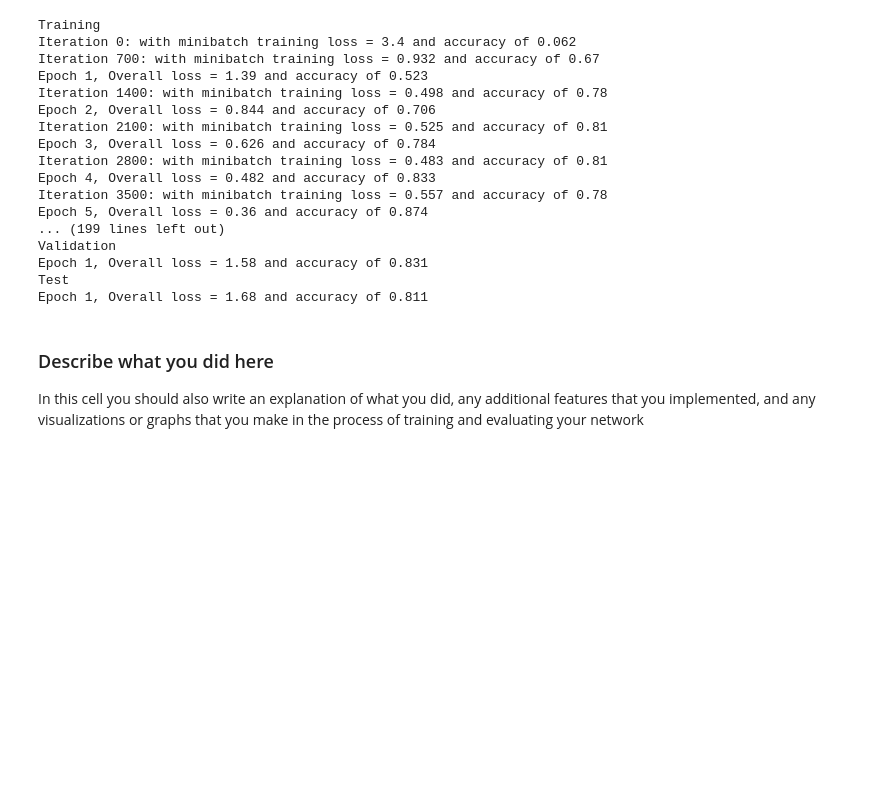
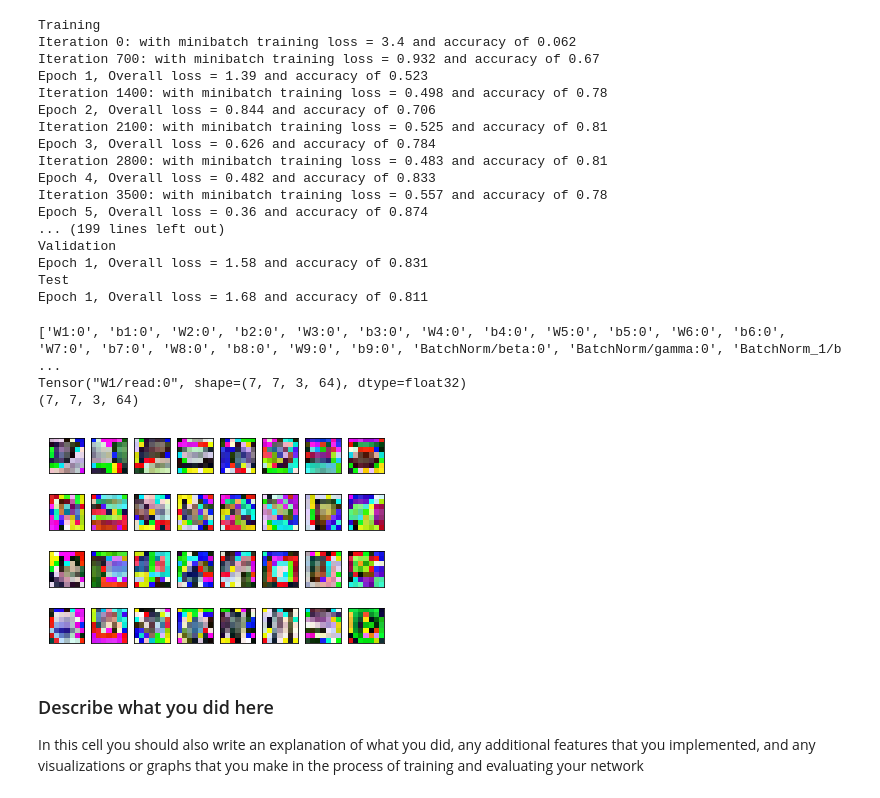
Before and after one commit to h-bo/CS231n-2, a Jupyter notebook: assignment2/TensorFlow.ipynb, the cells around one changed output. Saved outputs shown, nothing was run; the diff lists cells and outputs as text; code cells hidden in the pictures; blank space fills up the shorter version.

Commit message:
visualisation of first layer added to tf notebook

```diff
--- a/assignment2/TensorFlow.ipynb
+++ b/assignment2/TensorFlow.ipynb
@@ -1030,6 +1030,53 @@ Validation
 Epoch 1, Overall loss = 1.58 and accuracy of 0.831
 Test
 Epoch 1, Overall loss = 1.68 and accuracy of 0.811
+# %%
+var  = tf.trainable_variables()
+var = [v.name for v in tf.trainable_variables() ]
+print (var)
+var = [v for v in tf.trainable_variables() if v.name=="W1:0"][0]
+print (var)
+
+numpy_val = sess.run([var])
+#print (numpy_val)
+weights = np.asarray(numpy_val[0])
+print (weights.shape)
+
+w_min = np.min(numpy_val)
+w_max = np.max(numpy_val)
+
+channels = [0]
+    # make a list of channels if all are plotted
+#if channels_all:
+#channels = range(weights.shape[2])
+
+    # get number of convolutional filters
+num_filters = weights.shape[3]
+
+    # get number of grid rows and columns
+grid_r, grid_c = 4,8
+
+    # create figure and axes
+fig, axes = plt.subplots(min([grid_r, grid_c]),
+                             max([grid_r, grid_c]))
+
+
+
+        # iterate filters inside every channel
+for l, ax in enumerate(axes.flat):
+        # get a single filter
+    img = weights[:, :, :, l]
+            # put it on the grid
+    #ax.imshow(img)
+    ax.imshow(img, vmin=w_min, vmax=w_max, interpolation='nearest', cmap='seismic')
+            # remove any labels from the axes
+    ax.set_xticks([])
+    ax.set_yticks([])
+# %% [output]
+['W1:0', 'b1:0', 'W2:0', 'b2:0', 'W3:0', 'b3:0', 'W4:0', 'b4:0', 'W5:0', 'b5:0', 'W6:0', 'b6:0', 'W7:0', 'b7:0', 'W8:0', 'b8:0', 'W9:0', 'b9:0', 'BatchNorm/beta:0', 'BatchNorm/gamma:0', 'BatchNorm_1/b ...
+Tensor("W1/read:0", shape=(7, 7, 3, 64), dtype=float32)
+(7, 7, 3, 64)
+[figure, added]
 # %% [markdown]
 ### Describe what you did here
 In this cell you should also write an explanation of what you did, any additional features that you implemented, and any visualizations or graphs that you make in the process of training and evaluating your network
```
